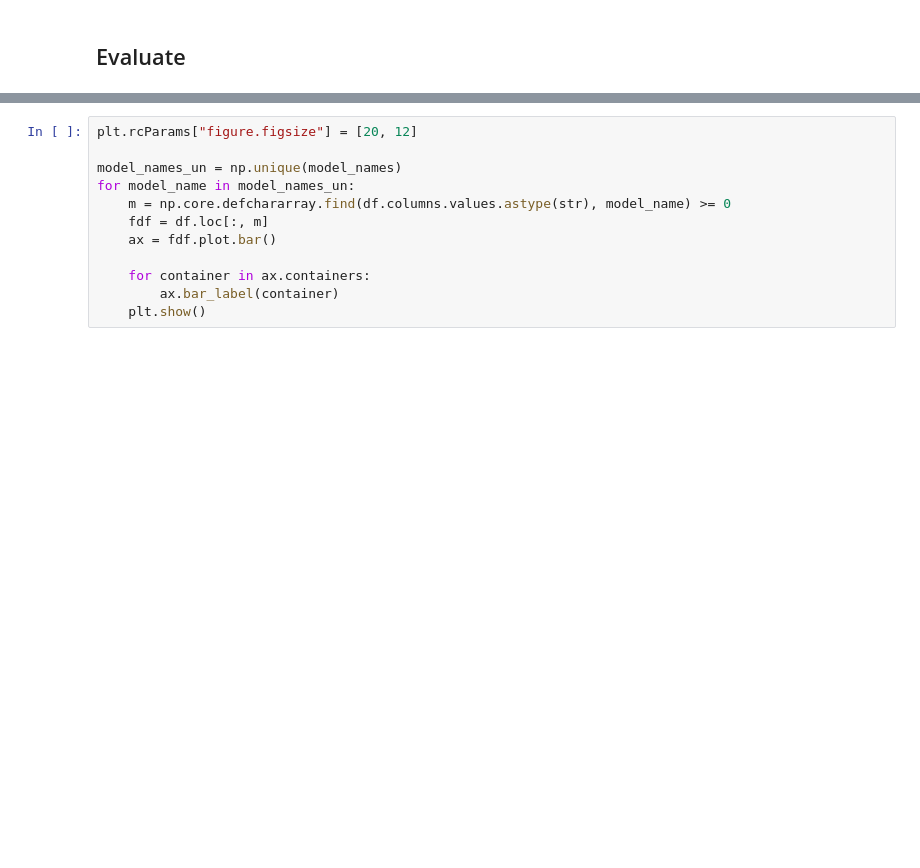
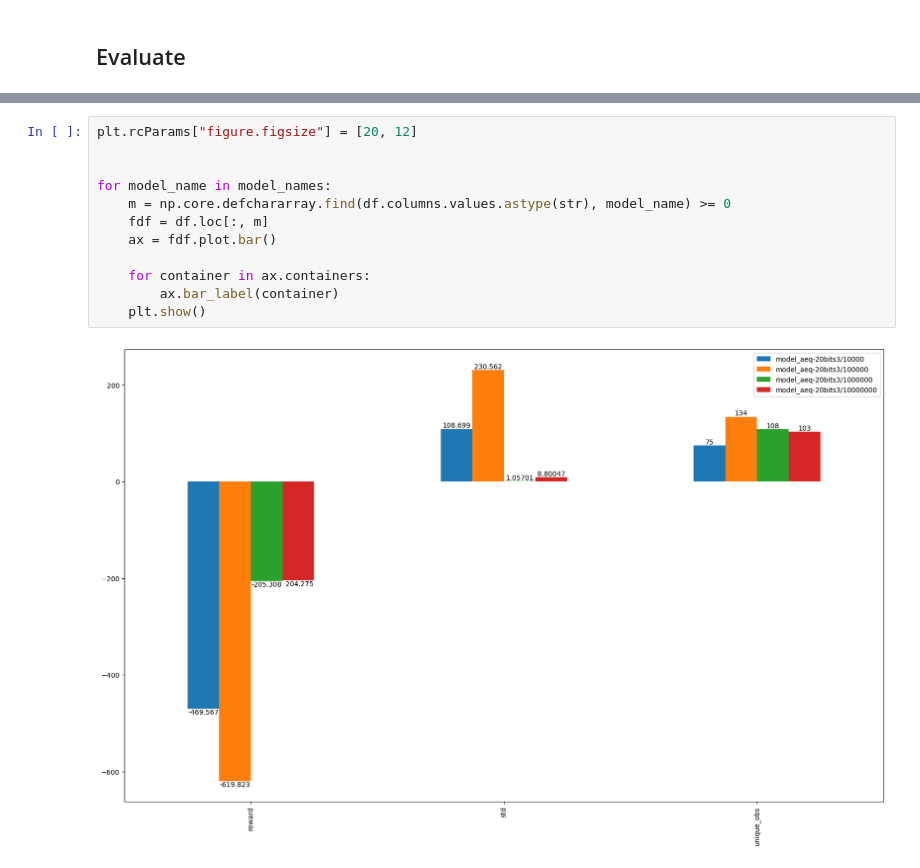
Before and after one commit to MHamza-Y/State-Space-Discretization, a Jupyter notebook: r_min.ipynb, the cells around one changed output, grey strips where cells are left out. Saved outputs shown, nothing was run; the diff lists cells and outputs as text; blank space fills up the shorter version.

```diff
--- a/r_min.ipynb
+++ b/r_min.ipynb
@@ -98,12 +207,14 @@ df.T
 # %%
 plt.rcParams["figure.figsize"] = [20, 12]
 
-model_names_un = np.unique(model_names)
-for model_name in model_names_un:
+
+for model_name in model_names:
     m = np.core.defchararray.find(df.columns.values.astype(str), model_name) >= 0
     fdf = df.loc[:, m]
     ax = fdf.plot.bar()
 
     for container in ax.containers:
         ax.bar_label(container)
     plt.show()
+# %% [output]
+[figure, added]
```
Also changed, not shown: parts of 10 cells of this notebook, 26 other files.
